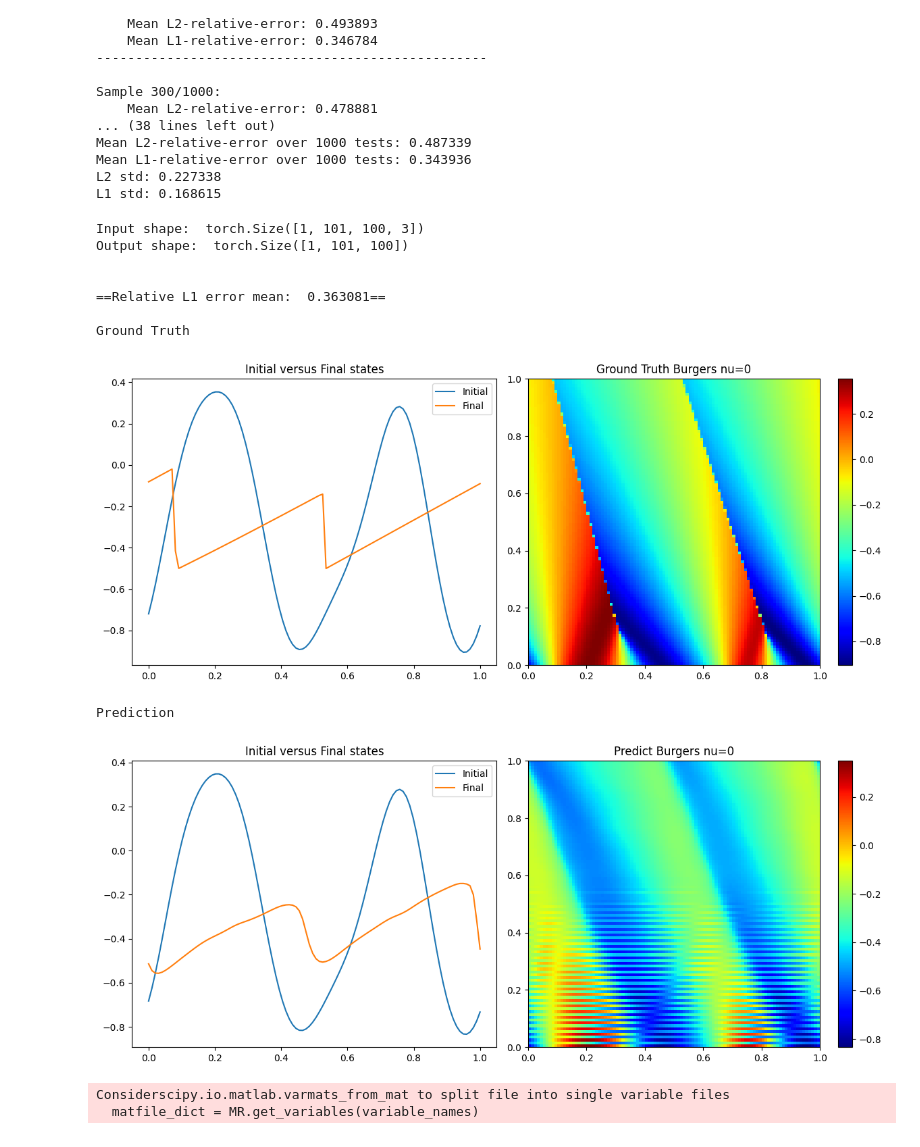
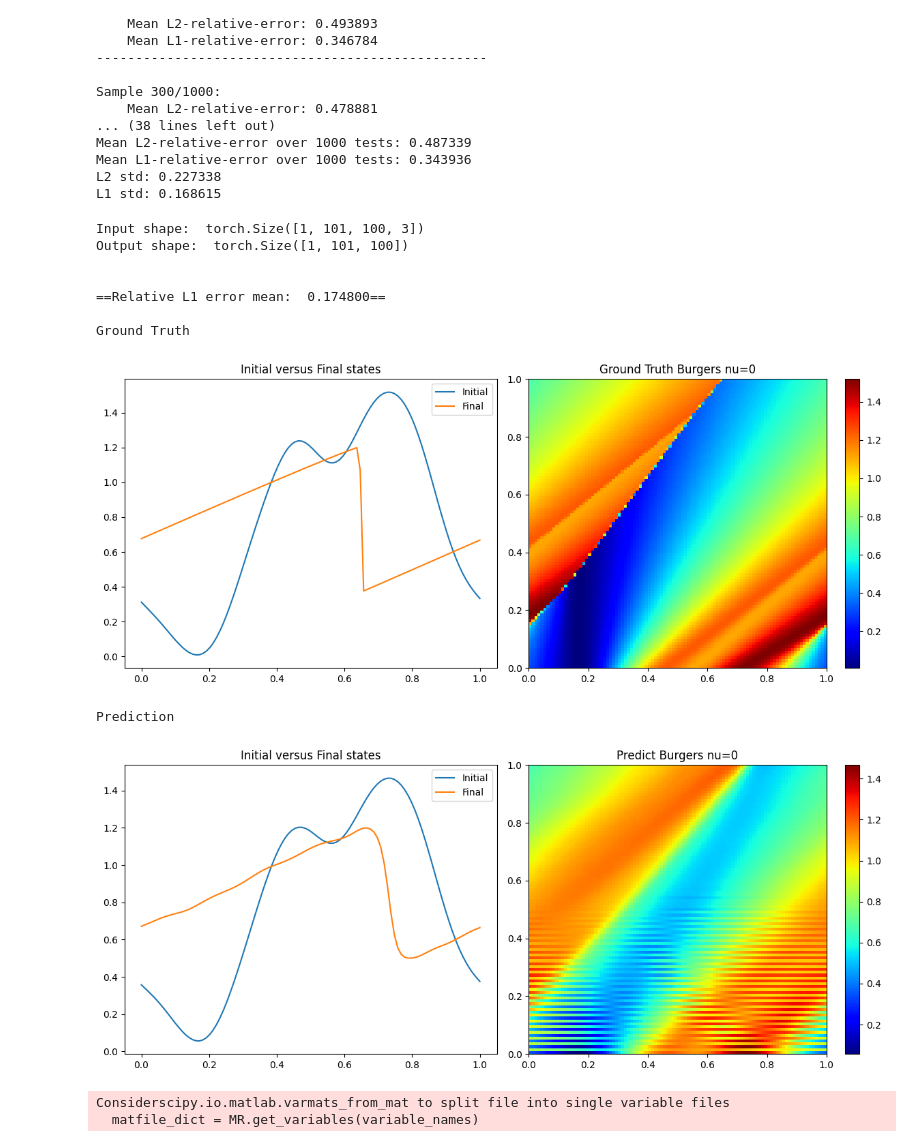
Before and after one commit to nhungpham-418/PI-FNO-reproduce, a Jupyter notebook: Results/FNO-burgers-nu-0-data-0-pde-1-ic-10-64-5.ipynb, the cells around one changed output. Saved outputs shown, nothing was run; the diff lists cells and outputs as text; code cells hidden in the pictures.

```diff
--- a/Results/FNO-burgers-nu-0-data-0-pde-1-ic-10-64-5.ipynb
+++ b/Results/FNO-burgers-nu-0-data-0-pde-1-ic-10-64-5.ipynb
@@ -338,6 +338,8 @@ L1 std: 0.168615
 import matplotlib.pyplot as plt
 
 k = np.random.randint(1000)
+
+k=200
 
 x, y = torch.tensor(formatted_inputs[k:k+1], dtype=torch.float32).to(device), torch.tensor(data_dict["y"][k:k+1], dtype=torch.float32).to(device)
 
@@ -368,37 +370,37 @@ plt.imshow(truth, extent=[0, 1, 0, 1], origin="lower", aspect="auto", cmap="jet"
 plt.title("Ground Truth Burgers nu=0")
 plt.colorbar()
 
 plt.tight_layout()
 plt.show()
 
 print("Prediction")
 pred = out[0].detach().cpu().numpy()
 
 plt.figure(figsize=(12, 5))
 plt.subplot(1, 2, 1)
 plt.plot(x_grid, pred[0], label="Initial")
 plt.plot(x_grid, pred[-1], label="Final")
 plt.title("Initial versus Final states")
 plt.legend()
 
 plt.subplot(1, 2, 2)
 plt.imshow(pred, extent=[0, 1, 0, 1], origin="lower", aspect="auto", cmap="jet")
 plt.title("Predict Burgers nu=0")
 plt.colorbar()
 
 plt.tight_layout()
 plt.show()
 # %% [output]
 Input shape:  torch.Size([1, 101, 100, 3])
 Output shape:  torch.Size([1, 101, 100])
 
 
-==Relative L1 error mean:  0.363081==
+==Relative L1 error mean:  0.174800==
 
 Ground Truth
-[figure, old version]
+[figure, new version]
 Prediction
-[figure, old version]
+[figure, new version]
 # %%
 dataset = BurgersLoader("/home/tp526/neuraloperator/data/burgers_pino.mat",
                             nx=128, nt=100,
```
